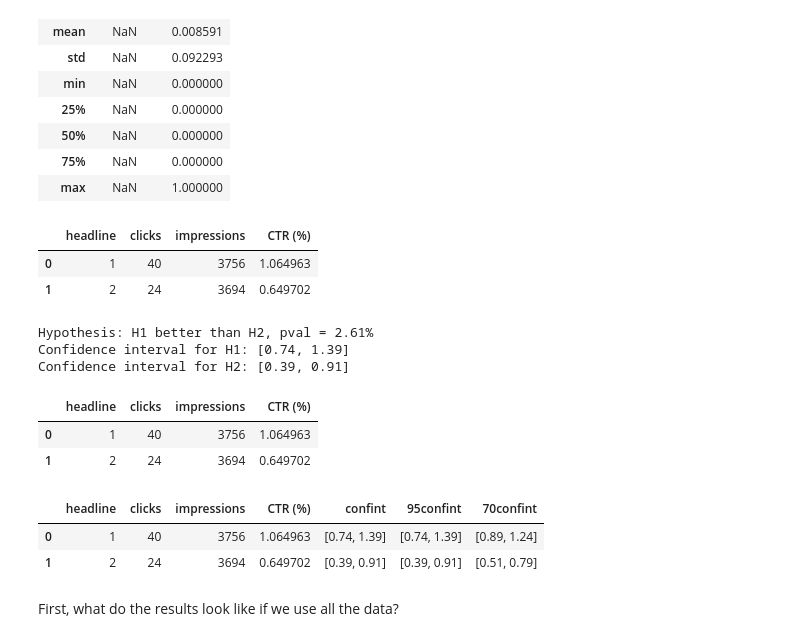
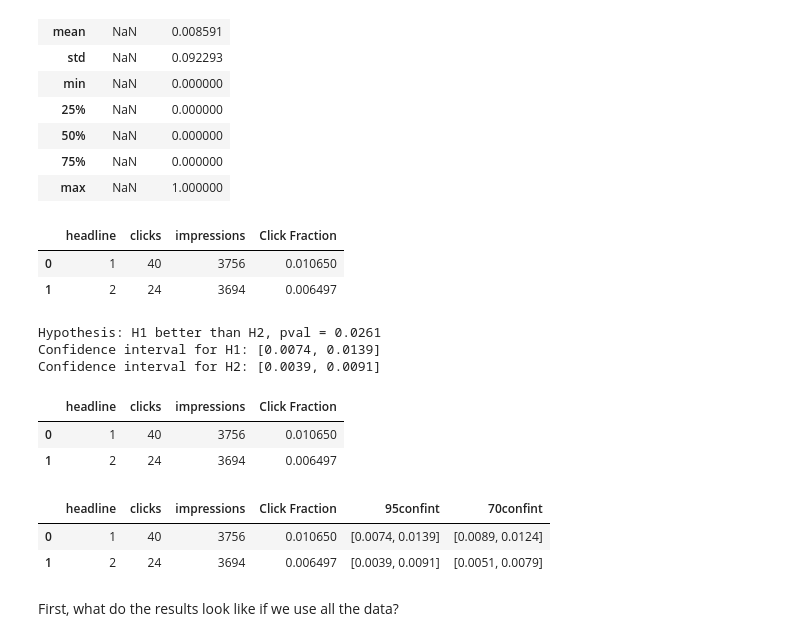
Before and after one commit to arianarosario/experimentation-and-AB-testing, a Jupyter notebook: HW4_assignment_2023.ipynb, the cells around one changed output. Saved outputs shown, nothing was run; the diff lists cells and outputs as text; code cells hidden in the pictures.

```diff
--- a/HW4_assignment_2023.ipynb
+++ b/HW4_assignment_2023.ipynb
@@ -130,13 +130,13 @@ warnings.filterwarnings('ignore')
 
 # getting metrics for each headline
 df_test_results = df_test.groupby('hed')['click'].agg(['sum', 'count', 'mean']).reset_index()
-df_test_results.columns = ['headline', 'clicks', 'impressions', 'CTR (%)']
-df_test_results['CTR (%)'] = df_test_results['CTR (%)']*100
+df_test_results.columns = ['headline', 'clicks', 'impressions', 'Click Fraction']
+df_test_results['Click Fraction'] = df_test_results['Click Fraction']
 df_test_results
 # %% [output]
-|  | headline | clicks | impressions | CTR (%) |
-| 0 | 1 | 40 | 3756 | 1.064963 |
-| 1 | 2 | 24 | 3694 | 0.649702 |
+|  | headline | clicks | impressions | Click Fraction |
+| 0 | 1 | 40 | 3756 | 0.010650 |
+| 1 | 2 | 24 | 3694 | 0.006497 |
 # %%
 # TO DELETE - testing codeblock
 
@@ -149,44 +149,44 @@ hed_1_nobs, hed_2_nobs = df_test_results['impressions']
 
 # z-test
 stat, pval = proportions_ztest(df_test_results['clicks'], df_test_results['impressions'], alternative='larger')
-print(f'Hypothesis: H1 better than H2, pval = {round(pval*100, 2)}%')
+print(f'Hypothesis: H1 better than H2, pval = {round(pval, 4)}')
 
 # confidence intervals
 hed_1_confint = proportion_confint(hed_1_success, hed_1_nobs, alpha=0.05)
 hed_2_confint = proportion_confint(hed_2_success, hed_2_nobs, alpha=0.05)
-hed_1_confint = [round(x*100, 2) for x in hed_1_confint]
-hed_2_confint = [round(x*100, 2) for x in hed_2_confint]
+hed_1_confint = [round(x, 4) for x in hed_1_confint]
+hed_2_confint = [round(x, 4) for x in hed_2_confint]
 
 print(f'Confidence interval for H1: {hed_1_confint}')
 print(f'Confidence interval for H2: {hed_2_confint}')
 # %% [output]
-Hypothesis: H1 better than H2, pval = 2.61%
-Confidence interval for H1: [0.74, 1.39]
-Confidence interval for H2: [0.39, 0.91]
+Hypothesis: H1 better than H2, pval = 0.0261
+Confidence interval for H1: [0.0074, 0.0139]
+Confidence interval for H2: [0.0039, 0.0091]
 # %%
 # TO DELETE - testing codeblock
 
 df_test_results
 # %% [output]
-|  | headline | clicks | impressions | CTR (%) |
-| 0 | 1 | 40 | 3756 | 1.064963 |
-| 1 | 2 | 24 | 3694 | 0.649702 |
+|  | headline | clicks | impressions | Click Fraction |
+| 0 | 1 | 40 | 3756 | 0.010650 |
+| 1 | 2 | 24 | 3694 | 0.006497 |
 # %%
 # TO DELETE - testing codeblock
 
 def calc_confint(n_success, nobs, pct = 95):
     alpha = 1 - (pct/100)
     confint = proportion_confint(n_success, nobs, alpha=alpha)
-    confint = [round(x*100, 2) for x in confint]
+    confint = [round(x, 4) for x in confint]
     return confint
 
 df_test_results['95confint'] = df_test_results.apply(lambda x: calc_confint(x['clicks'], x['impressions']), axis=1)
 df_test_results['70confint'] = df_test_results.apply(lambda x: calc_confint(x['clicks'], x['impressions'], pct=70), axis=1)
 df_test_results
 # %% [output]
-|  | headline | clicks | impressions | CTR (%) | confint | 95confint | 70confint |
-| 0 | 1 | 40 | 3756 | 1.064963 | [0.74, 1.39] | [0.74, 1.39] | [0.89, 1.24] |
-| 1 | 2 | 24 | 3694 | 0.649702 | [0.39, 0.91] | [0.39, 0.91] | [0.51, 0.79] |
+|  | headline | clicks | impressions | Click Fraction | 95confint | 70confint |
+| 0 | 1 | 40 | 3756 | 0.010650 | [0.0074, 0.0139] | [0.0089, 0.0124] |
+| 1 | 2 | 24 | 3694 | 0.006497 | [0.0039, 0.0091] | [0.0051, 0.0079] |
 # %% [markdown]
 First, what do the results look like if we use all the data?
 # %% [markdown]
```
Also changed, not shown: parts of 11 cells of this notebook.
